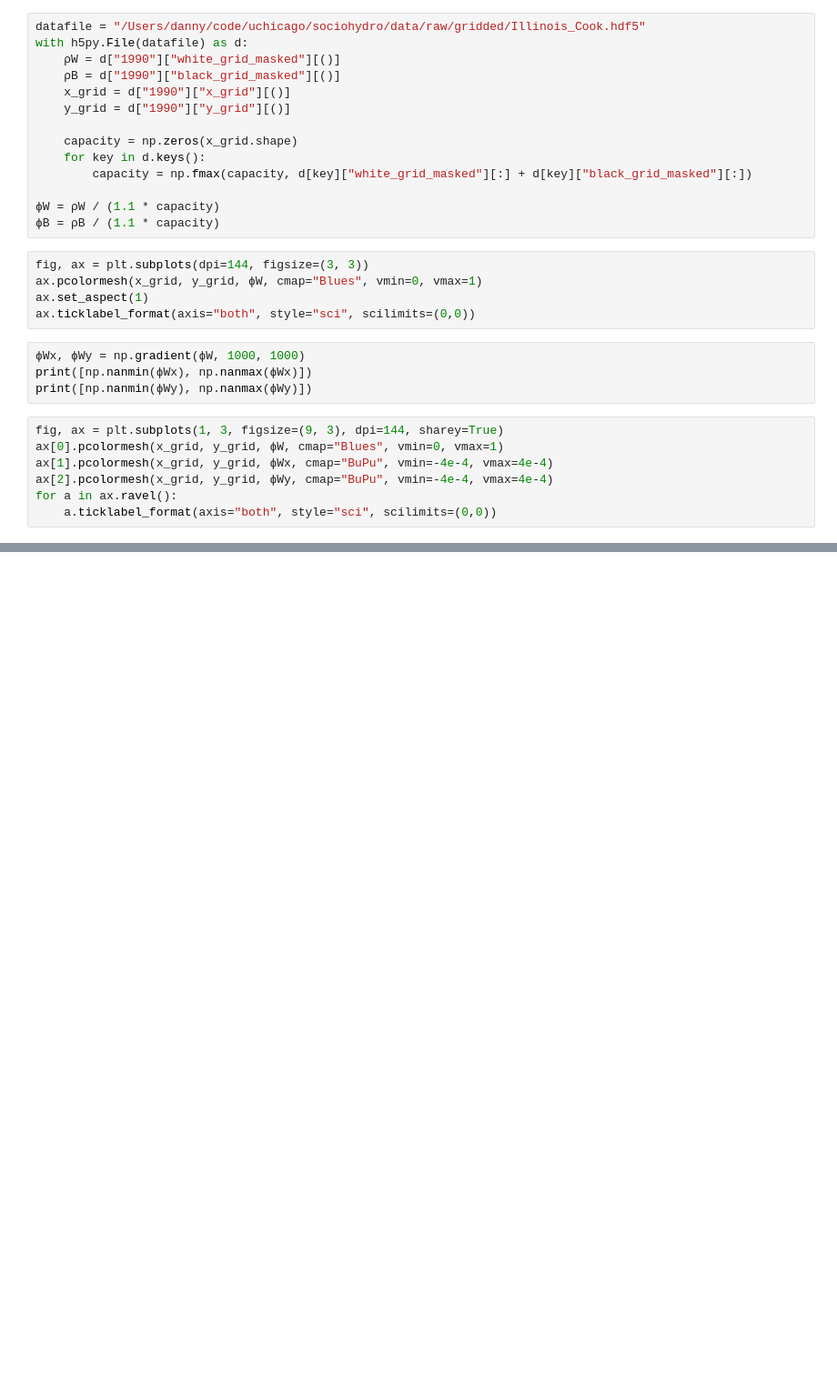
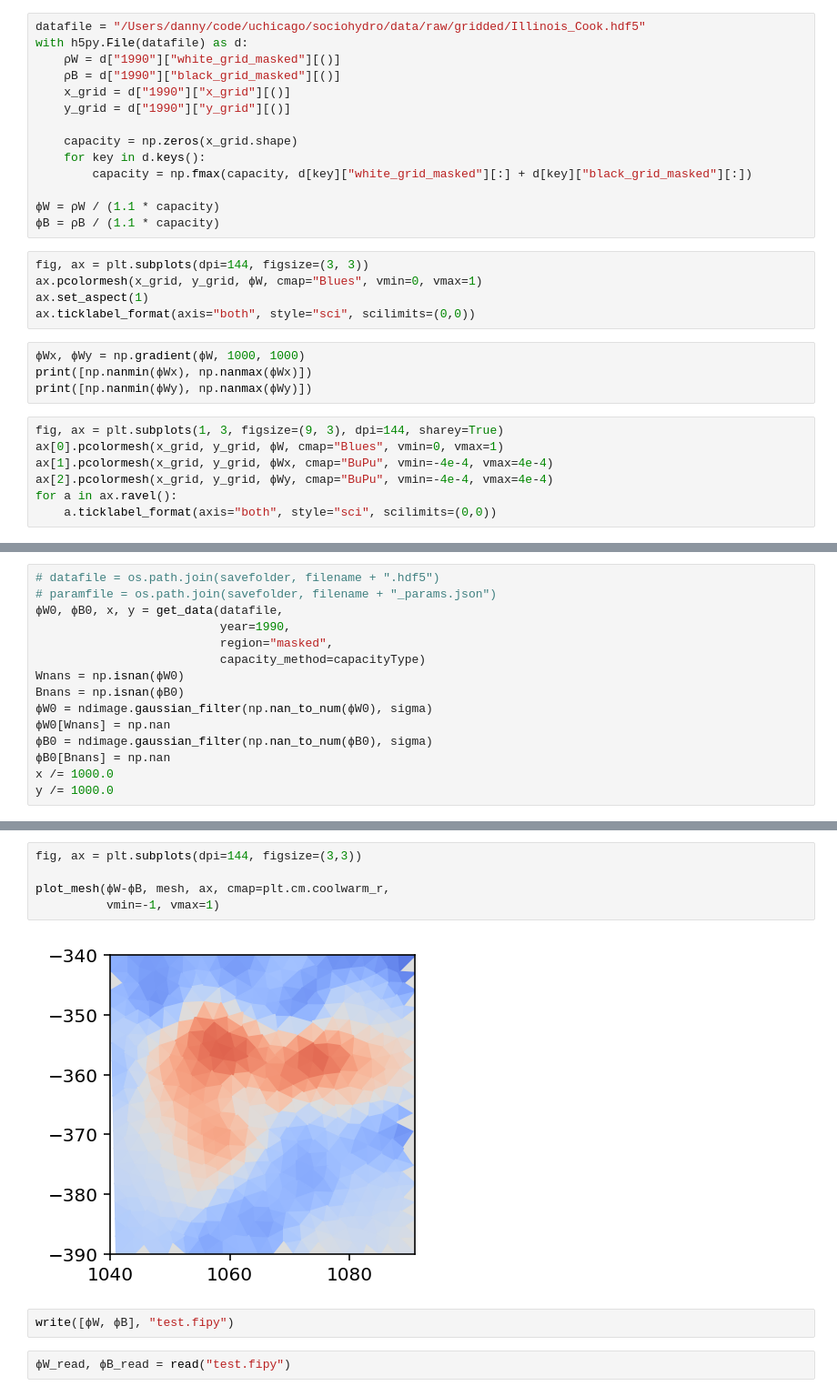
Before and after one commit to dsseara/sociohydro, a Jupyter notebook: sim/meanField/fvm/fvm_tests.ipynb, the cells around one changed output, grey strips where cells are left out. Shown at 91% size. Drawn from its saved outputs; the diff is of its cells as text; blank space fills up the shorter version.

```diff
--- a/sim/meanField/fvm/fvm_tests.ipynb
+++ b/sim/meanField/fvm/fvm_tests.ipynb
@@ -330,0 +349,15 @@ for a in ax.ravel():
+# %%
+# datafile = os.path.join(savefolder, filename + ".hdf5")
+# paramfile = os.path.join(savefolder, filename + "_params.json")
+ϕW0, ϕB0, x, y = get_data(datafile,
+                          year=1990,
+                          region="masked",
+                          capacity_method=capacityType)
+Wnans = np.isnan(ϕW0)
+Bnans = np.isnan(ϕB0)
+ϕW0 = ndimage.gaussian_filter(np.nan_to_num(ϕW0), sigma)
+ϕW0[Wnans] = np.nan
+ϕB0 = ndimage.gaussian_filter(np.nan_to_num(ϕB0), sigma)
+ϕB0[Bnans] = np.nan
+x /= 1000.0
+y /= 1000.0
@@ -330,0 +406,11 @@ for a in ax.ravel():
+# %%
+fig, ax = plt.subplots(dpi=144, figsize=(3,3))
+
+plot_mesh(ϕW-ϕB, mesh, ax, cmap=plt.cm.coolwarm_r,
+          vmin=-1, vmax=1)
+# %% [output]
+[figure, added]
+# %%
+write([ϕW, ϕB], "test.fipy")
+# %%
+ϕW_read, ϕB_read = read("test.fipy")
```
Also changed, not shown: parts of 8 cells of this notebook, 1 other file.
